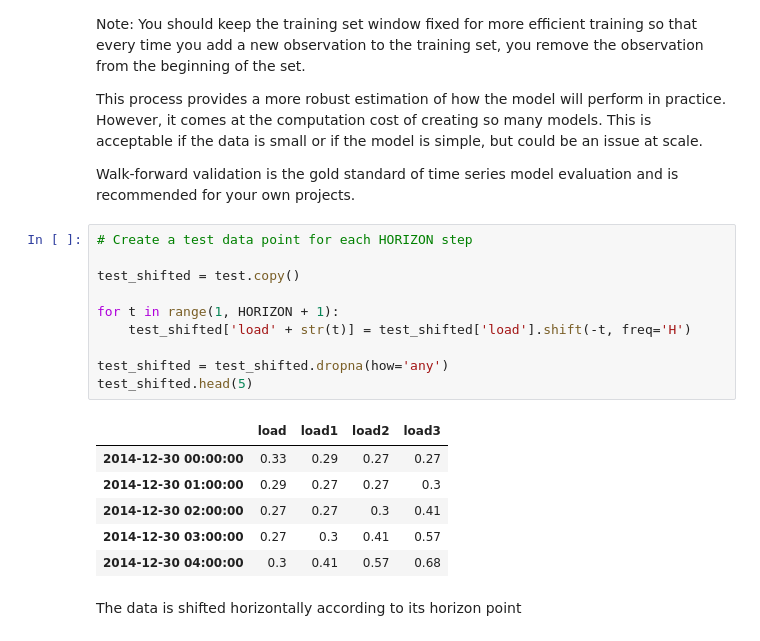
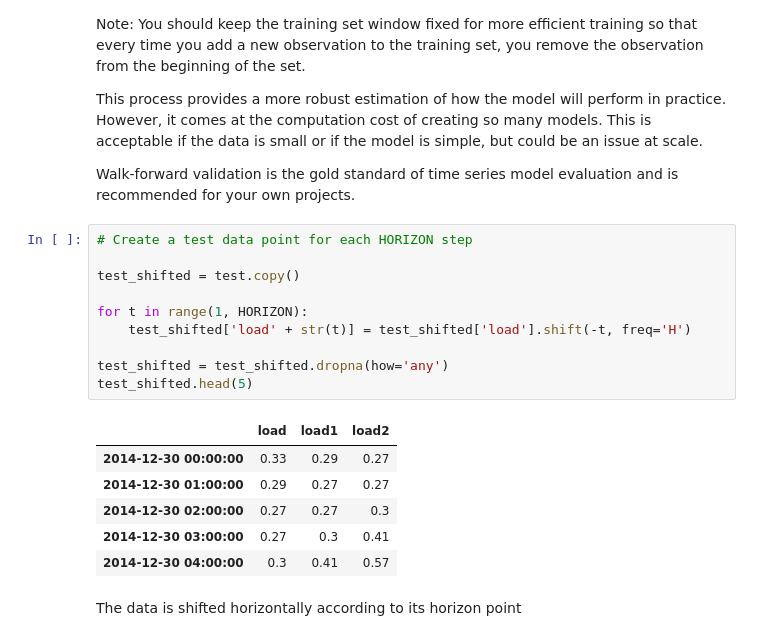
Before and after one commit to AmandaVP23/microsoft-ML-for-beginners, a Jupyter notebook: 7-time-series/2-arima.ipynb, the cells around one changed output. Saved outputs shown, nothing was run; the diff lists cells and outputs as text.

```diff
--- a/7-time-series/2-arima.ipynb
+++ b/7-time-series/2-arima.ipynb
@@ -184,20 +185,20 @@ Walk-forward validation is the gold standard of time series model evaluation and
 # %%
 # Create a test data point for each HORIZON step
 
 test_shifted = test.copy()
 
-for t in range(1, HORIZON + 1):
+for t in range(1, HORIZON):
     test_shifted['load' + str(t)] = test_shifted['load'].shift(-t, freq='H')
 
 test_shifted = test_shifted.dropna(how='any')
 test_shifted.head(5)
 # %% [output]
-|  | load | load1 | load2 | load3 |
-| 2014-12-30 00:00:00 | 0.33 | 0.29 | 0.27 | 0.27 |
-| 2014-12-30 01:00:00 | 0.29 | 0.27 | 0.27 | 0.3 |
-| 2014-12-30 02:00:00 | 0.27 | 0.27 | 0.3 | 0.41 |
-| 2014-12-30 03:00:00 | 0.27 | 0.3 | 0.41 | 0.57 |
-| 2014-12-30 04:00:00 | 0.3 | 0.41 | 0.57 | 0.68 |
+|  | load | load1 | load2 |
+| 2014-12-30 00:00:00 | 0.33 | 0.29 | 0.27 |
+| 2014-12-30 01:00:00 | 0.29 | 0.27 | 0.27 |
+| 2014-12-30 02:00:00 | 0.27 | 0.27 | 0.3 |
+| 2014-12-30 03:00:00 | 0.27 | 0.3 | 0.41 |
+| 2014-12-30 04:00:00 | 0.3 | 0.41 | 0.57 |
 # %% [markdown]
 The data is shifted horizontally according to its horizon point
 # %% [markdown]
```
Also changed, not shown: parts of 10 cells of this notebook.
